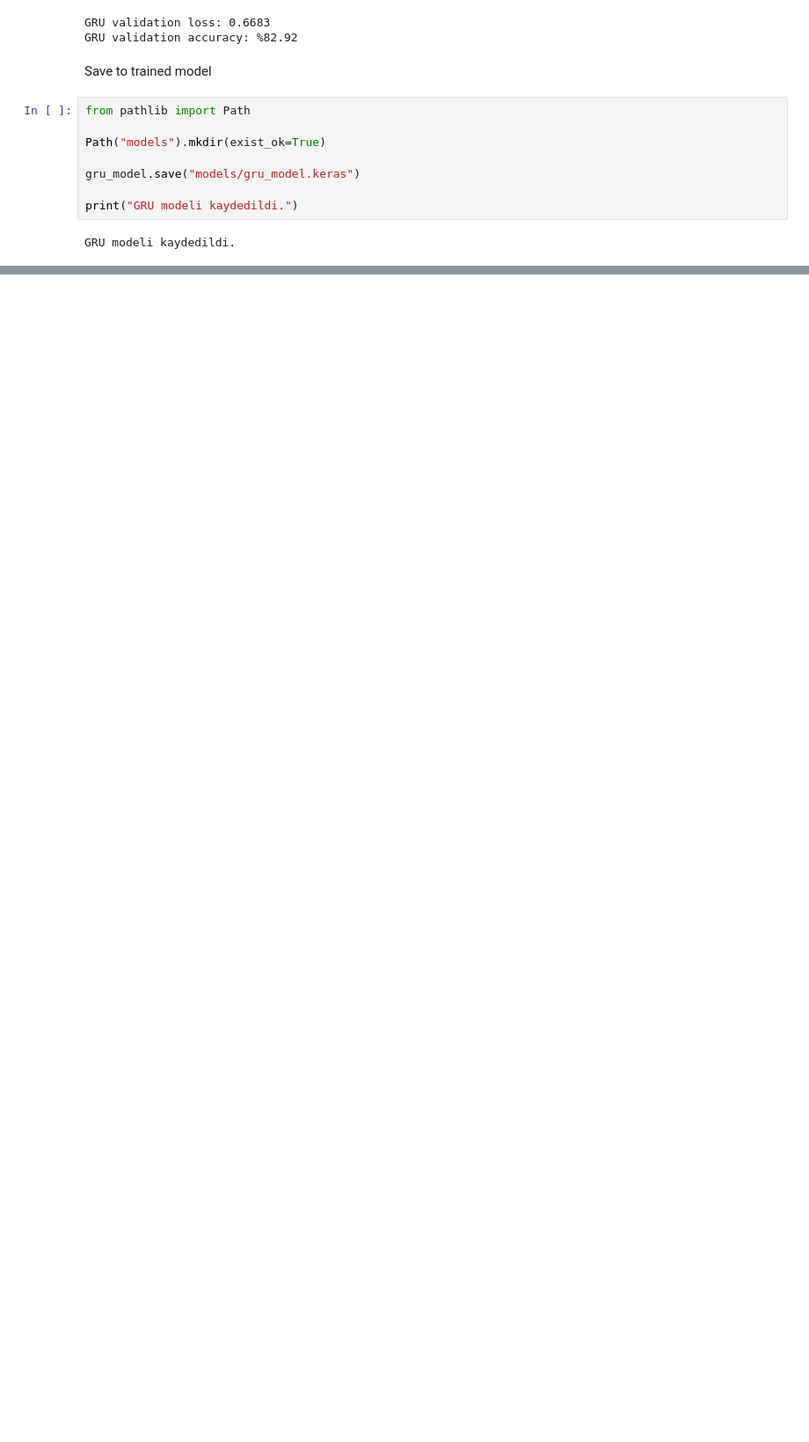
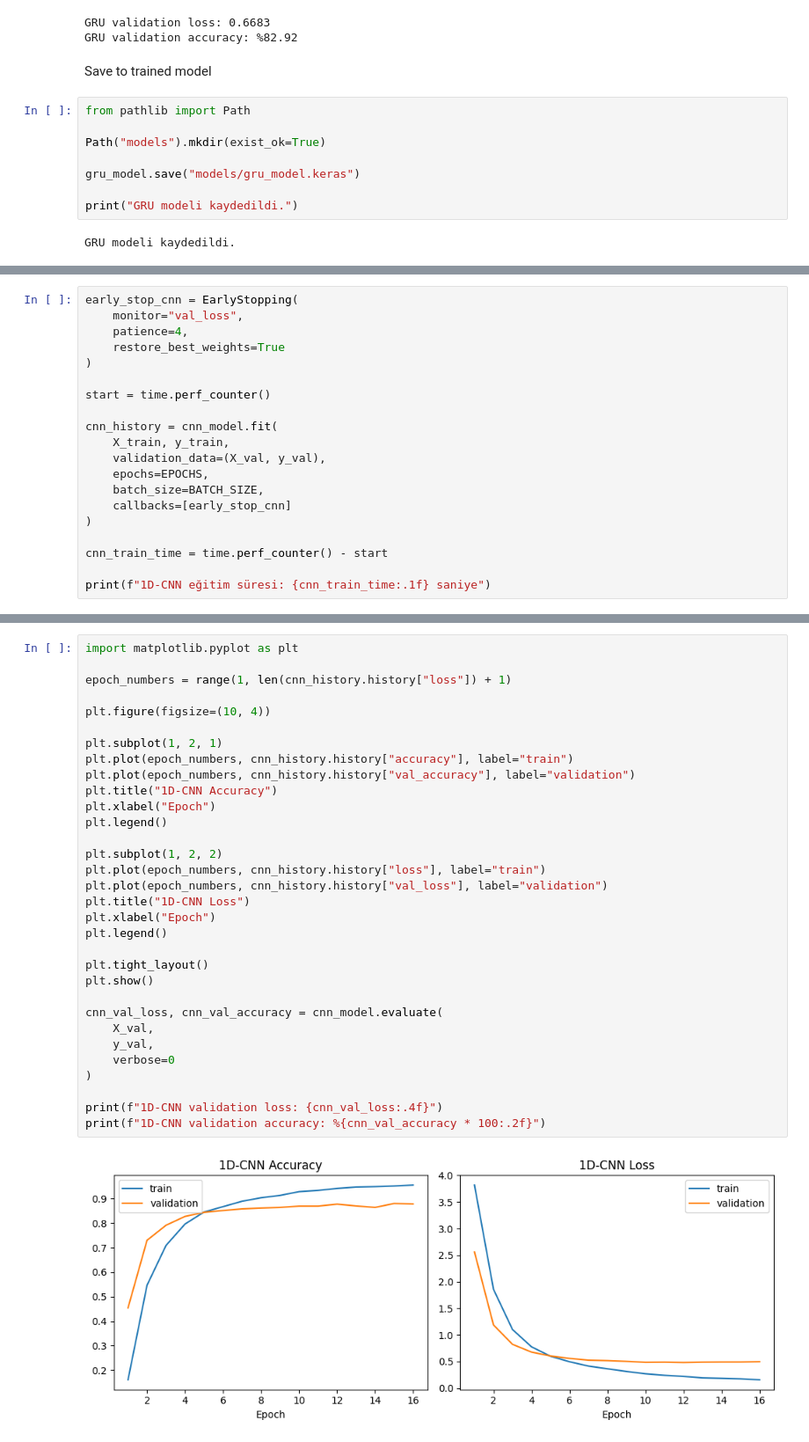
Before and after one commit to miiiray/banking-intent-ai, a Jupyter notebook: notebooks/01_veri_inceleme.ipynb, the cells around one changed output, grey strips where cells are left out. Shown at 88% size. Drawn from its saved outputs; the diff is of its cells as text; blank space fills up the shorter version.

Commit message:
1D-CNN Build Trained Result and Saved

```diff
--- a/notebooks/01_veri_inceleme.ipynb
+++ b/notebooks/01_veri_inceleme.ipynb
@@ -577,0 +620,20 @@ GRU modeli kaydedildi.
+# %%
+early_stop_cnn = EarlyStopping(
+    monitor="val_loss",
+    patience=4,
+    restore_best_weights=True
+)
+
+start = time.perf_counter()
+
+cnn_history = cnn_model.fit(
+    X_train, y_train,
+    validation_data=(X_val, y_val),
+    epochs=EPOCHS,
+    batch_size=BATCH_SIZE,
+    callbacks=[early_stop_cnn]
+)
+
+cnn_train_time = time.perf_counter() - start
+
+print(f"1D-CNN eğitim süresi: {cnn_train_time:.1f} saniye")
@@ -577,0 +660,34 @@ GRU modeli kaydedildi.
+# %%
+import matplotlib.pyplot as plt
+
+epoch_numbers = range(1, len(cnn_history.history["loss"]) + 1)
+
+plt.figure(figsize=(10, 4))
+
+plt.subplot(1, 2, 1)
+plt.plot(epoch_numbers, cnn_history.history["accuracy"], label="train")
+plt.plot(epoch_numbers, cnn_history.history["val_accuracy"], label="validation")
+plt.title("1D-CNN Accuracy")
+plt.xlabel("Epoch")
+plt.legend()
+
+plt.subplot(1, 2, 2)
+plt.plot(epoch_numbers, cnn_history.history["loss"], label="train")
+plt.plot(epoch_numbers, cnn_history.history["val_loss"], label="validation")
+plt.title("1D-CNN Loss")
+plt.xlabel("Epoch")
+plt.legend()
+
+plt.tight_layout()
+plt.show()
+
+cnn_val_loss, cnn_val_accuracy = cnn_model.evaluate(
+    X_val,
+    y_val,
+    verbose=0
+)
+
+print(f"1D-CNN validation loss: {cnn_val_loss:.4f}")
+print(f"1D-CNN validation accuracy: %{cnn_val_accuracy * 100:.2f}")
+# %% [output]
+[figure, added]
```
Also changed, not shown: parts of 8 cells of this notebook.
